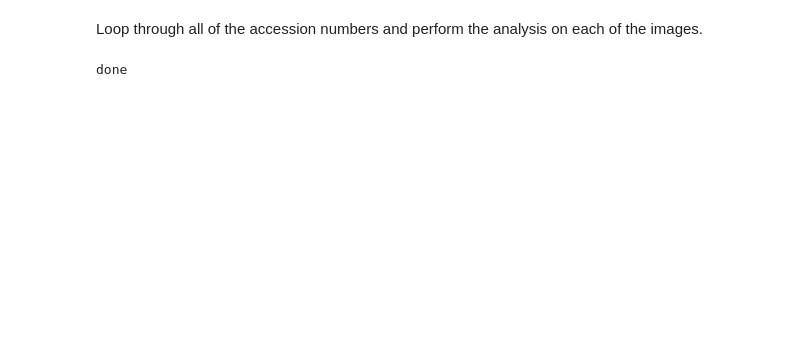
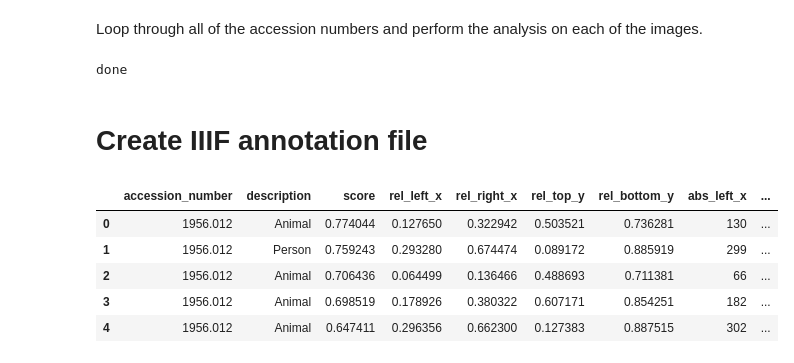
Before and after one commit to HeardLibrary/vandycite, a Jupyter notebook: gallery_buchanan/image_analysis/google_cloud_vision.ipynb, the cells around one changed output. Cells and saved outputs as stored; diff of their text form; code cells hidden in the pictures; blank space fills up the shorter version.

Commit message:
Add annotations generation

```diff
--- a/gallery_buchanan/image_analysis/google_cloud_vision.ipynb
+++ b/gallery_buchanan/image_analysis/google_cloud_vision.ipynb
@@ -345,3 +371,16 @@ for index, row in accession_dataframe.iterrows():
 print('done')
 # %% [output]
 done
+# %% [markdown]
+# Create IIIF annotation file
+# %%
+# Open the object localization CSV file and display the first few rows.
+object_localization_dataframe = pd.read_csv(base_path + 'object_localization.csv')
+object_localization_dataframe.head()
+# %% [output]
+|  | accession_number | description | score | rel_left_x | rel_right_x | rel_top_y | rel_bottom_y | abs_left_x | ... |
+| 0 | 1956.012 | Animal | 0.774044 | 0.127650 | 0.322942 | 0.503521 | 0.736281 | 130 | ... |
+| 1 | 1956.012 | Person | 0.759243 | 0.293280 | 0.674474 | 0.089172 | 0.885919 | 299 | ... |
+| 2 | 1956.012 | Animal | 0.706436 | 0.064499 | 0.136466 | 0.488693 | 0.711381 | 66 | ... |
+| 3 | 1956.012 | Animal | 0.698519 | 0.178926 | 0.380322 | 0.607171 | 0.854251 | 182 | ... |
+| 4 | 1956.012 | Animal | 0.647411 | 0.296356 | 0.662300 | 0.127383 | 0.887515 | 302 | ... |
```
Also changed, not shown: parts of 9 cells of this notebook.
